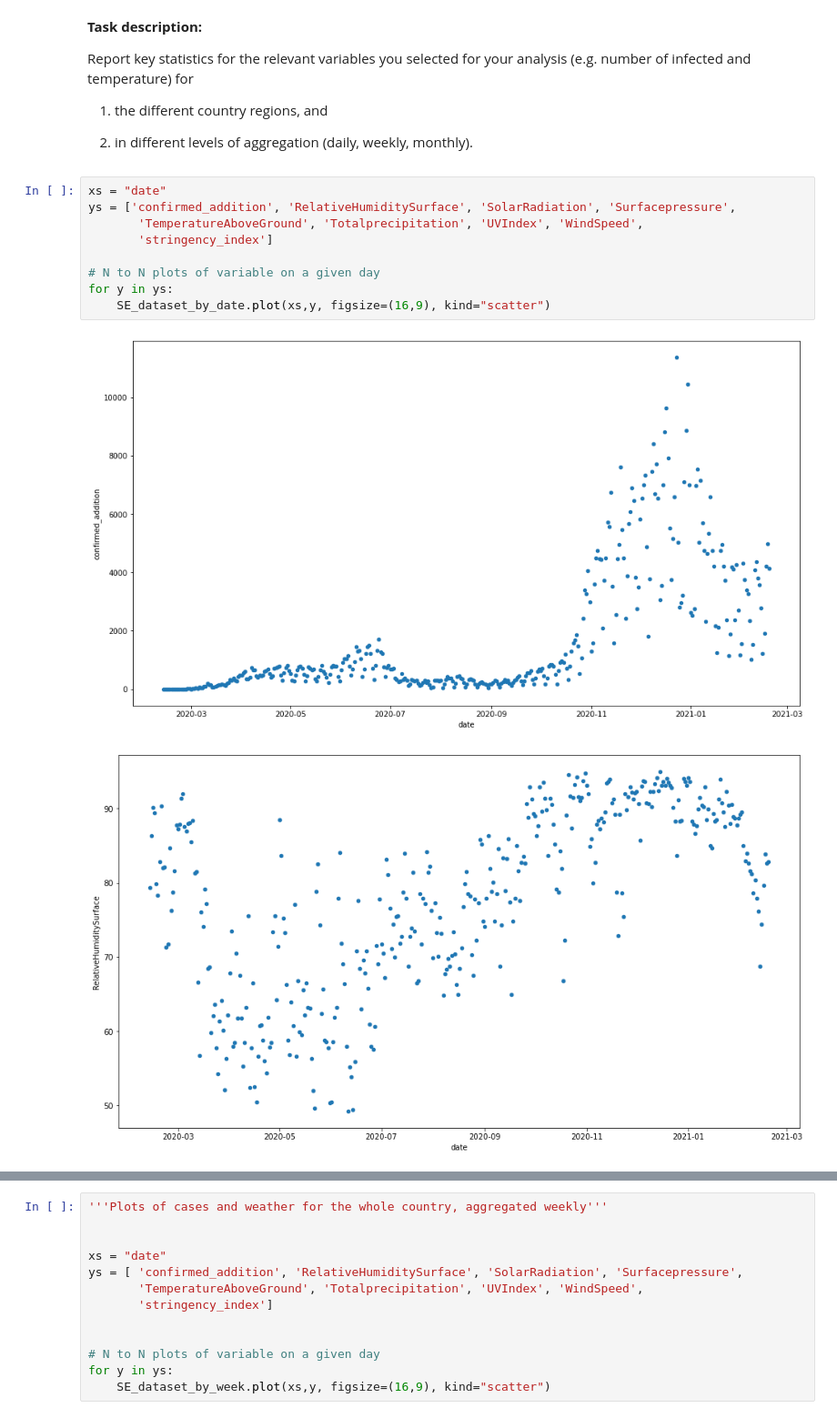
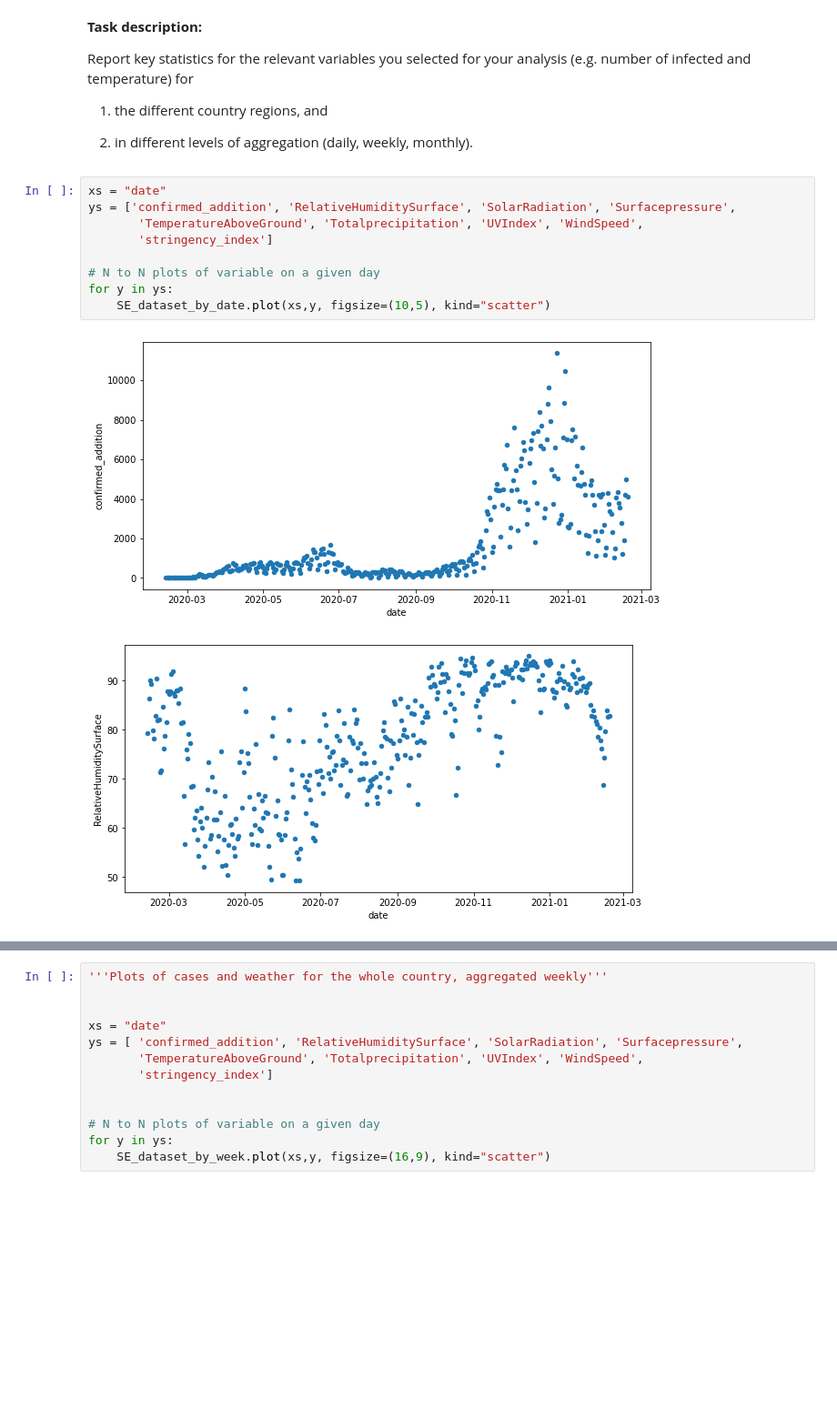
Before and after one commit to ranUser01/Covid-development-in-Sweden, a Jupyter notebook: notebooks/project_handin.ipynb, the cells around one changed output, grey strips where cells are left out. Shown at 91% size. Saved outputs shown, nothing was run; the diff lists cells and outputs as text; blank space fills up the shorter version.

```diff
--- a/notebooks/project_handin.ipynb
+++ b/notebooks/project_handin.ipynb
@@ -267,12 +269,12 @@ Report key statistics for the relevant variables you selected for your analysis
 # %%
 xs = "date"
 ys = ['confirmed_addition', 'RelativeHumiditySurface', 'SolarRadiation', 'Surfacepressure',
        'TemperatureAboveGround', 'Totalprecipitation', 'UVIndex', 'WindSpeed',
        'stringency_index']
 
 # N to N plots of variable on a given day
 for y in ys:
-    SE_dataset_by_date.plot(xs,y, figsize=(16,9), kind="scatter")
+    SE_dataset_by_date.plot(xs,y, figsize=(10,5), kind="scatter")
 # %% [output]
-[figure, old version]
+[figure, new version]
-[figure, old version]
+[figure, new version]
```
Also changed, not shown: parts of 11 cells of this notebook.
